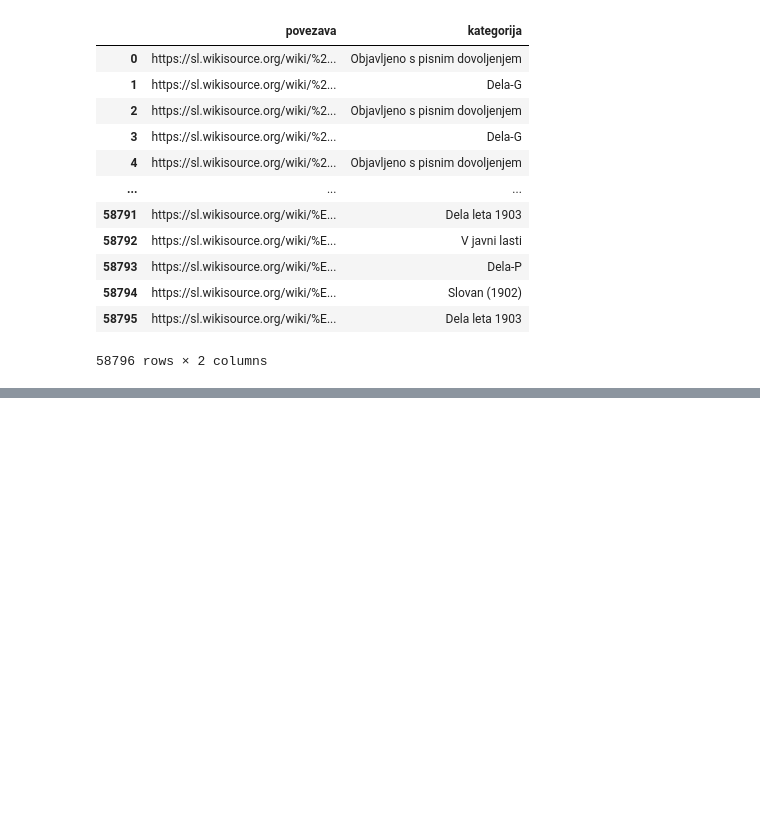
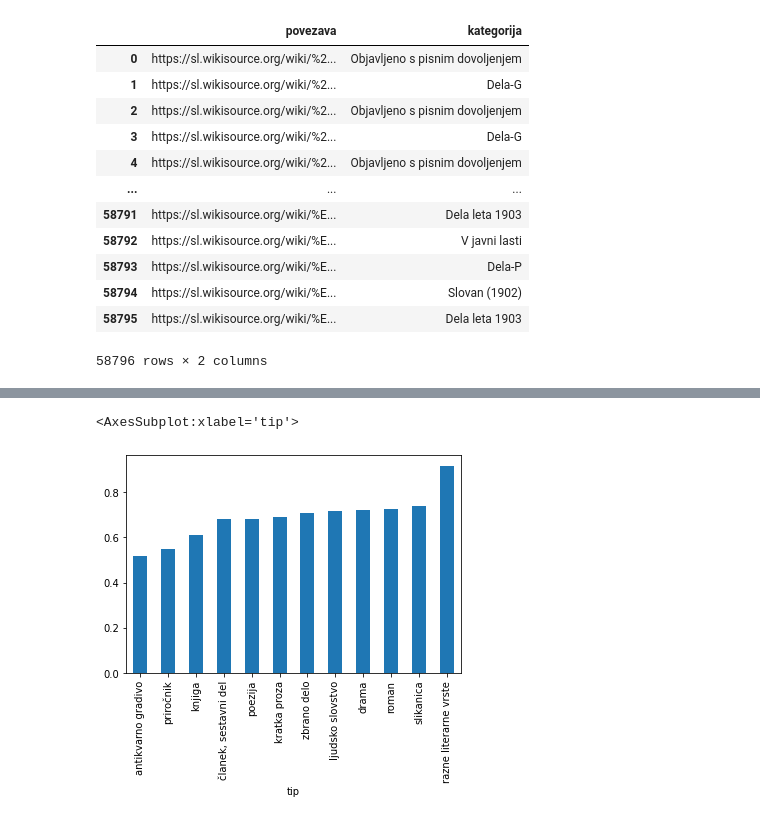
Before and after one commit to k3ap/prog1-projektna-naloga, a Jupyter notebook: analiza.ipynb, the cells around one changed output, grey strips where cells are left out. Cells and saved outputs as stored; diff of their text form; code cells hidden in the pictures; blank space fills up the shorter version.

Commit message:
Površinska analiza s številom zlogov

```diff
--- a/analiza.ipynb
+++ b/analiza.ipynb
@@ -210,0 +216,9 @@ literarna_dela
+# %%
+vir_naslov_zlogi = literarna_dela[["vir", "naslov", "zaporedje_zlogov"]].copy()
+vir_naslov_zlogi["st_nepoudarjenih"] = vir_naslov_zlogi.zaporedje_zlogov.apply(lambda s: s.count("u"))
+vir_naslov_zlogi["st_poudarjenih"] = vir_naslov_zlogi.zaporedje_zlogov.apply(lambda s: s.count("-"))
+
+# zelo kratka besedila nas ne zanimajo
+zanimivi = vir_naslov_zlogi[vir_naslov_zlogi.st_poudarjenih + vir_naslov_zlogi.st_nepoudarjenih > 10].copy()
+zanimivi["razmerje"] = zanimivi.st_poudarjenih / zanimivi.st_nepoudarjenih
+zanimivi.sort_values(by="razmerje")
@@ -210,0 +249,7 @@ literarna_dela
+# %%
+vrste = pd.merge(zanimivi, viri, left_on="vir", right_on="povezava").groupby("tip")
+r = vrste.razmerje.count()
+vrste.razmerje.mean()[r>5].sort_values().plot.bar()
+# %% [output]
+<AxesSubplot:xlabel='tip'>
+[figure, added]
```
Also changed, not shown: parts of 8 cells of this notebook.
